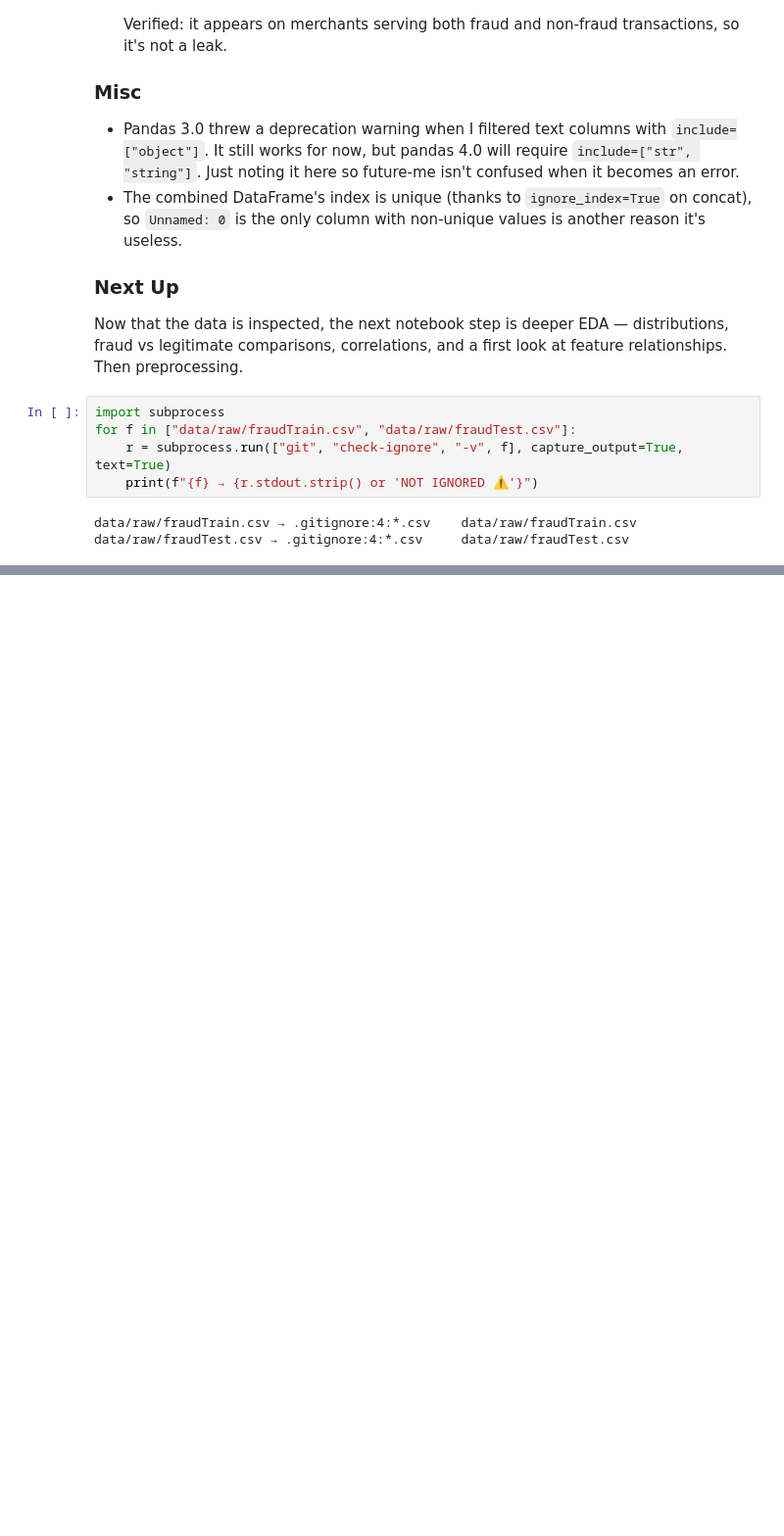
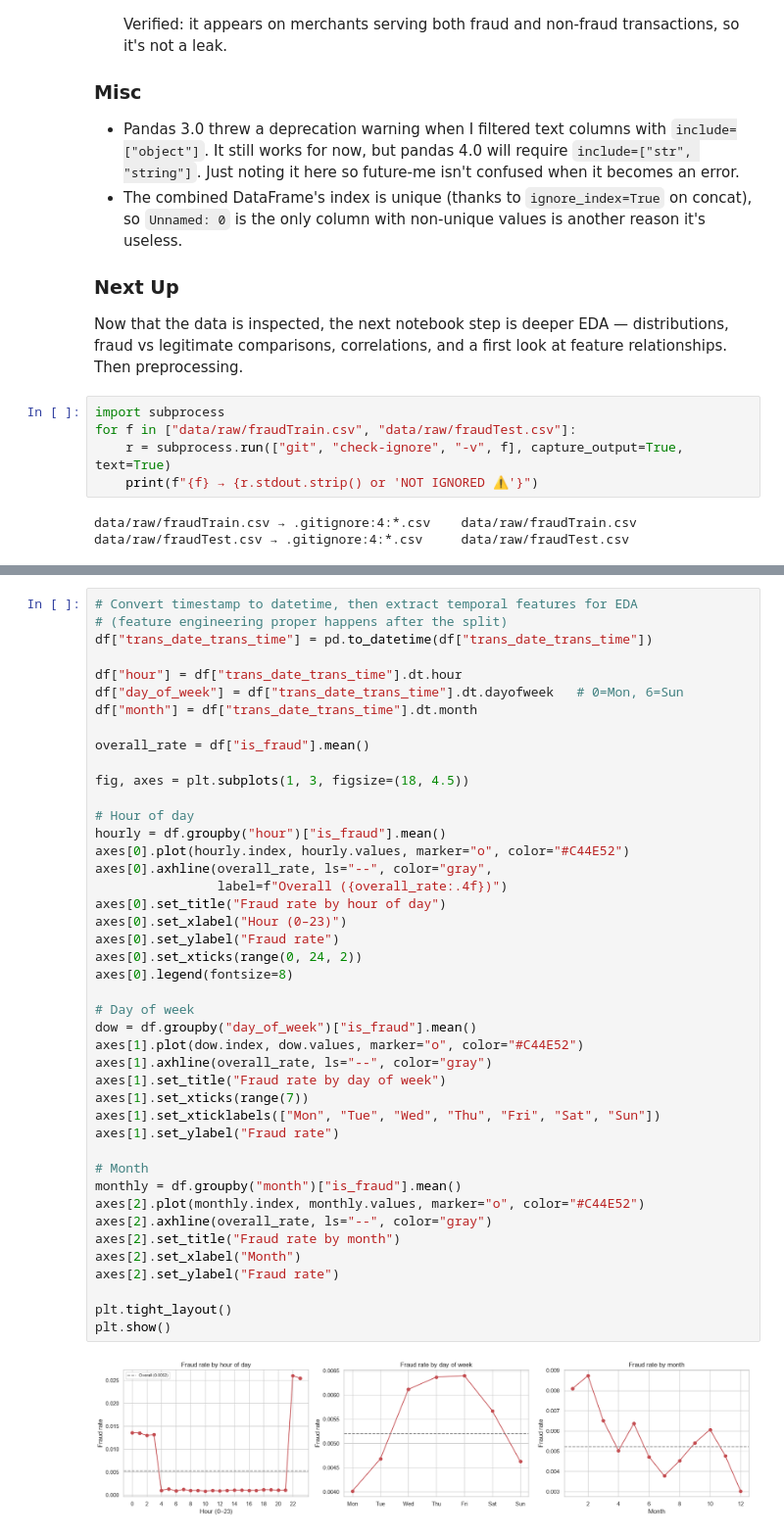
Before and after one commit to Fan000n/fraud-detection-ml, a Jupyter notebook: notebooks/01_eda.ipynb, the cells around one changed output, grey strips where cells are left out. Shown at 98% size. Saved outputs shown, nothing was run; the diff lists cells and outputs as text; blank space fills up the shorter version.

```diff
--- a/notebooks/01_eda.ipynb
+++ b/notebooks/01_eda.ipynb
@@ -242,0 +349,45 @@ data/raw/fraudTest.csv → .gitignore:4:*.csv     data/raw/fraudTest.csv
+# %%
+# Convert timestamp to datetime, then extract temporal features for EDA
+# (feature engineering proper happens after the split)
+df["trans_date_trans_time"] = pd.to_datetime(df["trans_date_trans_time"])
+
+df["hour"] = df["trans_date_trans_time"].dt.hour
+df["day_of_week"] = df["trans_date_trans_time"].dt.dayofweek   # 0=Mon, 6=Sun
+df["month"] = df["trans_date_trans_time"].dt.month
+
+overall_rate = df["is_fraud"].mean()
+
+fig, axes = plt.subplots(1, 3, figsize=(18, 4.5))
+
+# Hour of day
+hourly = df.groupby("hour")["is_fraud"].mean()
+axes[0].plot(hourly.index, hourly.values, marker="o", color="#C44E52")
+axes[0].axhline(overall_rate, ls="--", color="gray",
+                label=f"Overall ({overall_rate:.4f})")
+axes[0].set_title("Fraud rate by hour of day")
+axes[0].set_xlabel("Hour (0–23)")
+axes[0].set_ylabel("Fraud rate")
+axes[0].set_xticks(range(0, 24, 2))
+axes[0].legend(fontsize=8)
+
+# Day of week
+dow = df.groupby("day_of_week")["is_fraud"].mean()
+axes[1].plot(dow.index, dow.values, marker="o", color="#C44E52")
+axes[1].axhline(overall_rate, ls="--", color="gray")
+axes[1].set_title("Fraud rate by day of week")
+axes[1].set_xticks(range(7))
+axes[1].set_xticklabels(["Mon", "Tue", "Wed", "Thu", "Fri", "Sat", "Sun"])
+axes[1].set_ylabel("Fraud rate")
+
+# Month
+monthly = df.groupby("month")["is_fraud"].mean()
+axes[2].plot(monthly.index, monthly.values, marker="o", color="#C44E52")
+axes[2].axhline(overall_rate, ls="--", color="gray")
+axes[2].set_title("Fraud rate by month")
+axes[2].set_xlabel("Month")
+axes[2].set_ylabel("Fraud rate")
+
+plt.tight_layout()
+plt.show()
+# %% [output]
+[figure, added]
```
Also changed, not shown: parts of 10 cells of this notebook.
